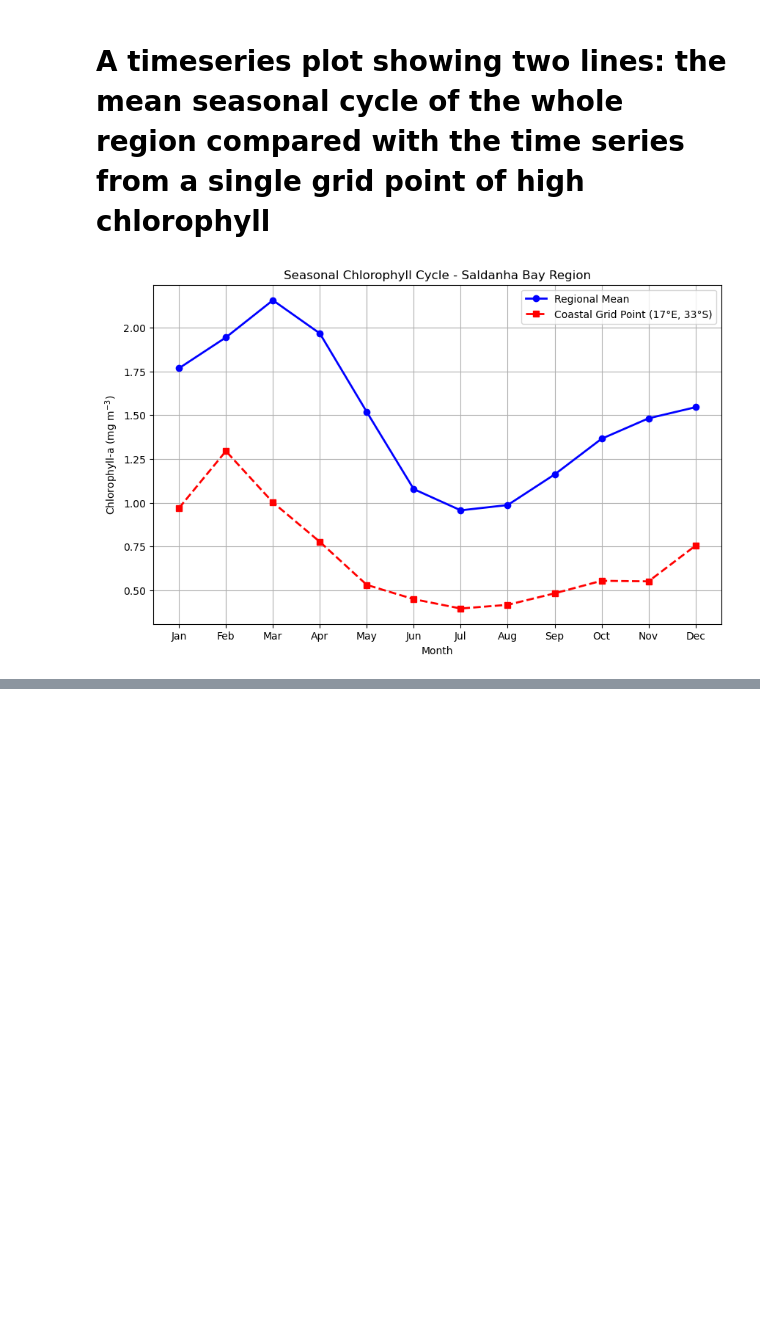
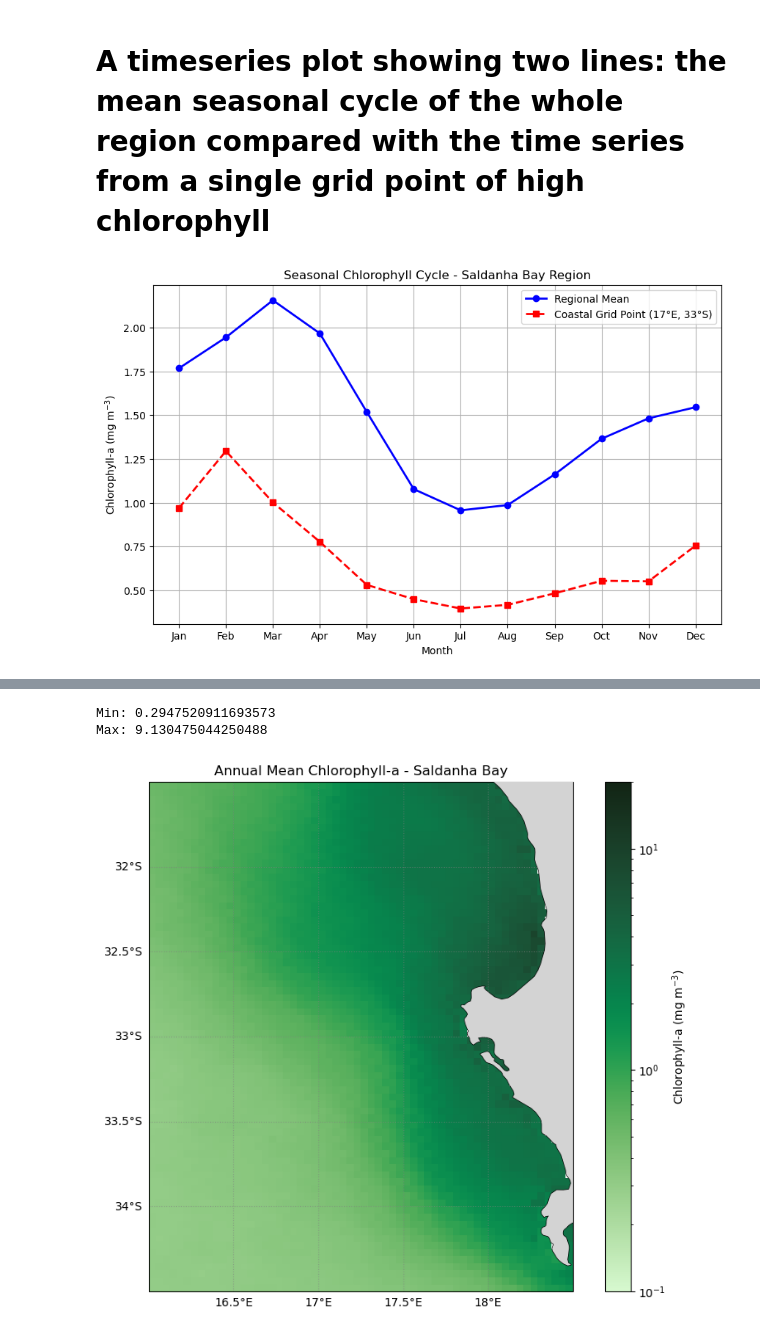
Before and after one commit to SCaluza/SAMOS2026-Core3CS-SALDANA-BAY, a Jupyter notebook: Ocean_colour_analysis.ipynb, the cells around one changed output, grey strips where cells are left out. Cells and saved outputs as stored; diff of their text form; code cells hidden in the pictures; blank space fills up the shorter version.

Commit message:
Mean annual chlorophyl

```diff
--- a/Ocean_colour_analysis.ipynb
+++ b/Ocean_colour_analysis.ipynb
@@ -305,0 +391,73 @@ plt.show()
+# %%
+
+# Remove invalid values (required for LogNorm)
+subset = subset.where(subset > 0)
+
+
+
+# Compute annual mean
+
+chl_mean = subset.mean(dim='time')
+
+# ✅ ADDITION 4: Debug check
+# ============================================================
+print("Min:", float(chl_mean.min()))
+print("Max:", float(chl_mean.max()))
+# %% [output]
+Min: 0.2947520911693573
+Max: 9.130475044250488
+# %%
+# ============================================================
+# CLEAN ANNUAL MEAN CHLOROPHYLL MAP
+# ============================================================
+
+import cartopy.feature as cfeature
+
+plt.figure(figsize=(10, 8))
+ax = plt.axes(projection=ccrs.PlateCarree())
+
+chl_mean.plot(
+    ax=ax,
+    transform=ccrs.PlateCarree(),
+    cmap=cmocean.cm.algae,
+    norm=LogNorm(vmin=0.1, vmax=20),
+    cbar_kwargs={'label': 'Chlorophyll-a (mg m$^{-3}$)'}
+)
+
+
+# Add gridlines with latitude/longitude labels
+gl = ax.gridlines(
+    draw_labels=True,
+    linewidth=0.8,
+    linestyle=':',
+    color='gray',
+    alpha=0.6
+)
+
+# Show labels only on left and bottom (clean look)
+gl.top_labels = False
+gl.right_labels = False
+
+# Optional: improve label font size
+gl.xlabel_style = {'size': 10}
+gl.ylabel_style = {'size': 10}
+
+# Clean coastline
+ax.coastlines(resolution='10m', linewidth=1)
+
+# Mask land
+ax.add_feature(cfeature.LAND, facecolor='lightgrey', zorder=3)
+
+# Title
+ax.set_title("Annual Mean Chlorophyll-a - Saldanha Bay")
+
+# ✅ ADDITION 6: Ensure figures folder exists (prevents save errors)
+import os
+os.makedirs("figures", exist_ok=True)
+
+# Save
+plt.savefig("figures/chl_annual_mean.png", dpi=300, bbox_inches="tight")
+
+plt.show()
+# %% [output]
+[figure, added]
```
Also changed, not shown: parts of 7 cells of this notebook, 1 other file.
